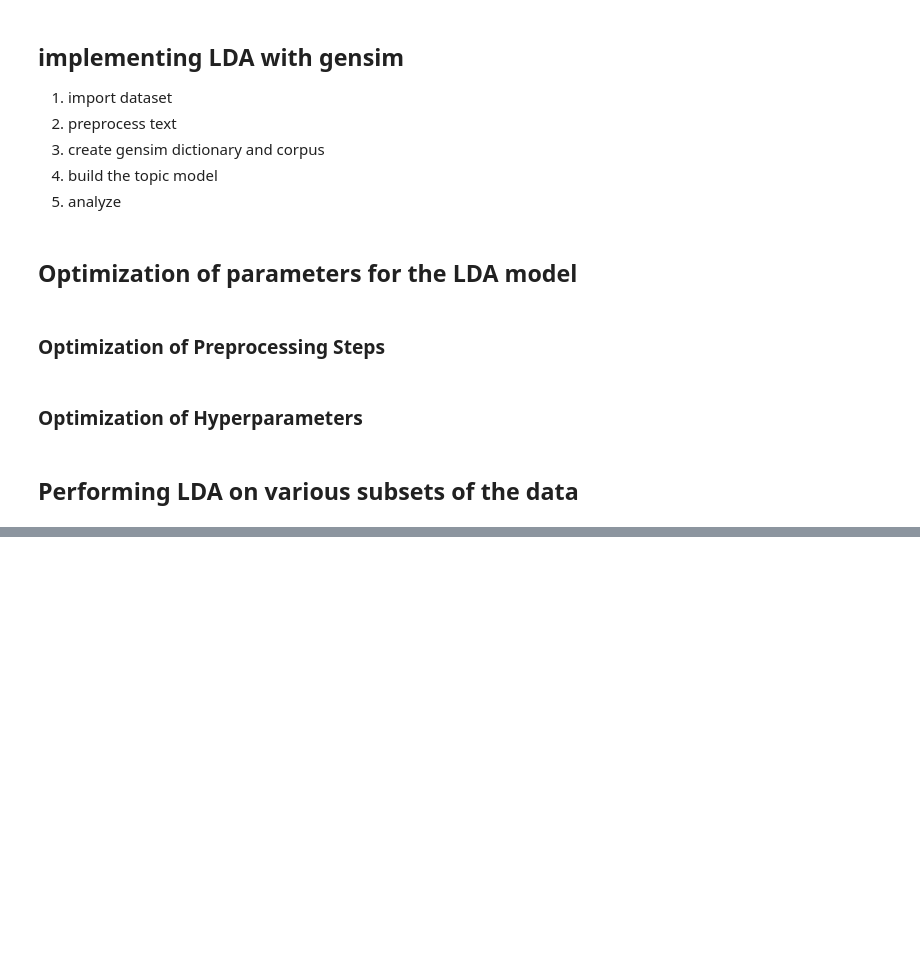
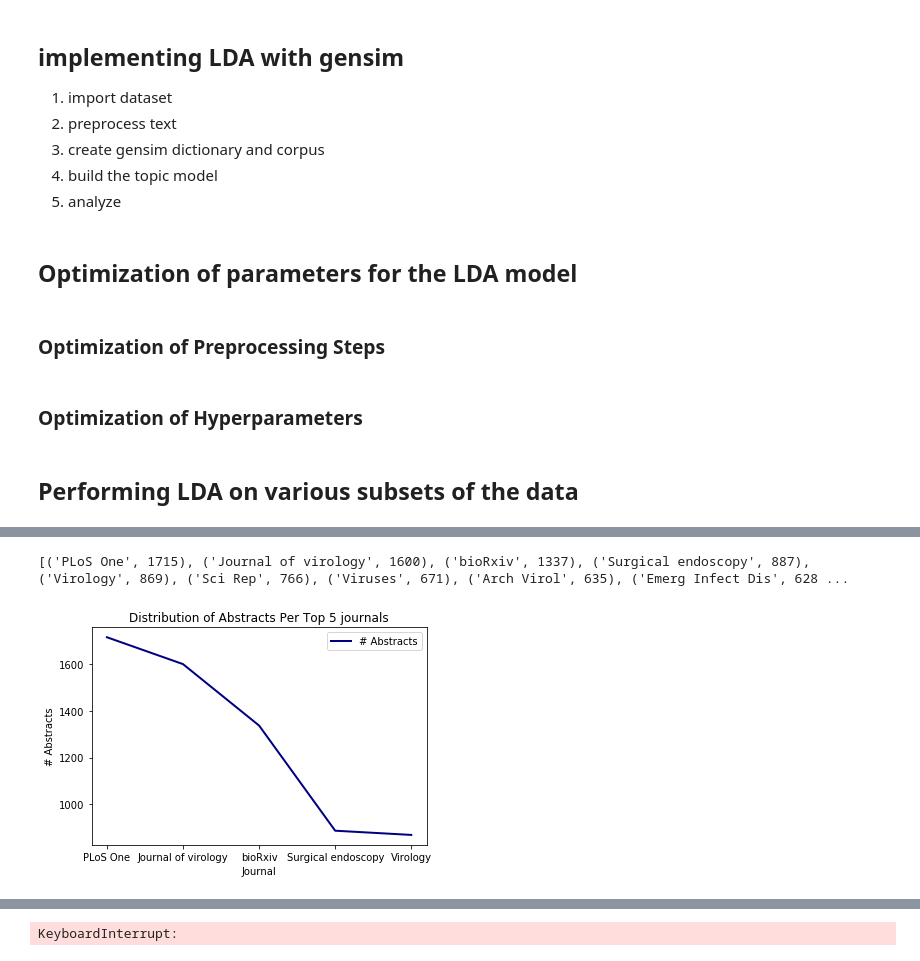
Before and after one commit to greenunknown/cs445-545-ml-group-project, a Jupyter notebook: src/TopicModel.ipynb, the cells around one changed output, grey strips where cells are left out. Drawn from its saved outputs; the diff is of its cells as text; code cells hidden in the pictures; blank space fills up the shorter version.

Commit message:
Add partitioning for by top 5 journal, 2010-2020.
Signed-off-by: Lenovo Windows - Yves Wienecke <whyves@icloud.com>

```diff
--- a/src/TopicModel.ipynb
+++ b/src/TopicModel.ipynb
@@ -338,17 +339,22 @@ class LDA(TopicModeler):
 
 
     # Generate an HTML page to visualize the top topic distrubutions as 2D vectors
+    #
+    def generate_visual_LDA(self):
+        logging.info('Generating an HTML page to display the LDA topic distributions...')
+        lda_vis_data = pyLDAvis.gensim.prepare(self.model, self.corpus, self.dictionary)
+        pyLDAvis.show(lda_vis_data)
+        return
+
+
+    # Save a frozen, trained topic model to disk
     # params:
     #   path<string>: The the path to the location where this HTML page should be saved
-    #   save<boolean>: Save the HTML page or no
     #
-    def generate_visual_LDA(self, path='lda-vis-data.html', save=False):
-        logging.info('Generating an HTML page to display the LDA topic distributions...')
+    def save_visual(self, path='lda-vis-data.html'):
+        logging.info('Saving the LDA visualization at: ' + str(path))
         lda_vis_data = pyLDAvis.gensim.prepare(self.model, self.corpus, self.dictionary)
-        if (save):
-            logging.info('Saving the LDA visualization at: ' + str(path))
-            pyLDAvis.save_html(lda_vis_data, path)
-        pyLDAvis.show(lda_vis_data)
+        pyLDAvis.save_html(lda_vis_data, path)
         return
 # %% [markdown]
 ## Optimization of parameters for the LDA model
@@ -775,0 +790,54 @@ lda_model.generate_visual_LDA(path='../bin/LDA/all_lda-vis-data.html', save=True
+# %%
+## Top 5 most common journals
+# (1) IMPORT DATASET
+# Dataset is from https://www.kaggle.com/allen-institute-for-ai/CORD-19-research-challenge?select=metadata.csv
+data = pd.read_csv('../data/metadata.csv', low_memory = False)
+keep_columns = ['publish_time', 'journal', 'abstract']
+
+
+# Select the relevant columns and rows from the dataset
+new_data = data[keep_columns].dropna(subset=['abstract'])
+num_journals = len(new_data.journal.unique())
+logging.info("Running LDA on the top 5 out of " + str(num_journals) + " journals")
+
+# Get the 5 most common journals
+fdist = nltk.FreqDist(new_data.dropna(subset=['journal']).journal)
+print(fdist.most_common())
+
+plt.clf()
+plt.title("Distribution of Abstracts Per Top 5 journals")
+plt.xlabel("Journal")
+plt.ylabel("# Abstracts")
+
+plt.plot([str(j) for (j, count) in fdist.most_common(5)], [count for (j, count) in fdist.most_common(5)], color='navy', linewidth=2, label="# Abstracts")
+
+plt.legend()
+if not os.path.exists('../bin/LDA/'):
+    os.makedirs('../bin/LDA/')
+plt.savefig('../bin/LDA/journals-distribution.png')
+plt.show()
+
+for (j, _) in fdist.most_common(5):
+    logging.info("Running LDA on journal=" + j)
+    cur_data = new_data[new_data['journal'] == j].to_numpy()
+
+    # (2) PREPROCESS TEXT
+    lda_model = LDA(corpus=cur_data[:, -1], num_topics=5)
+    lda_model.preprocess()
+
+    # (3) PROCESS TEXT
+    # (3.1) CREATE THE DICTIONARY AND BAG-OF-WORDS REPRESENTATION OF THE CORPUS
+    lda_model.generate_dict()
+    lda_model.generate_bow()
+
+    # (3.2) BUILD THE TOPIC MODEL
+    lda_model.train()
+    lda_model.save_model(path='../bin/LDA/' + j + '_model.gensim')
+    lda_model.get_document_topics()
+    lda_model.get_coherence()
+    lda_model.get_perplexity()
+
+    # (4) ANALYZE THE DATA
+    lda_model.print_topics()
+    lda_model.save_visual(path='../bin/LDA/' + j + '_lda-vis-data.html')
+# %% [output]
@@ -775,0 +845,2 @@ lda_model.generate_visual_LDA(path='../bin/LDA/all_lda-vis-data.html', save=True
+[('PLoS One', 1715), ('Journal of virology', 1600), ('bioRxiv', 1337), ('Surgical endoscopy', 887), ('Virology', 869), ('Sci Rep', 766), ('Viruses', 671), ('Arch Virol', 635), ('Emerg Infect Dis', 628 ...
+[figure, added]
@@ -775,0 +855 @@ lda_model.generate_visual_LDA(path='../bin/LDA/all_lda-vis-data.html', save=True
+KeyboardInterrupt:
```
Also changed, not shown: parts of 10 cells of this notebook.
